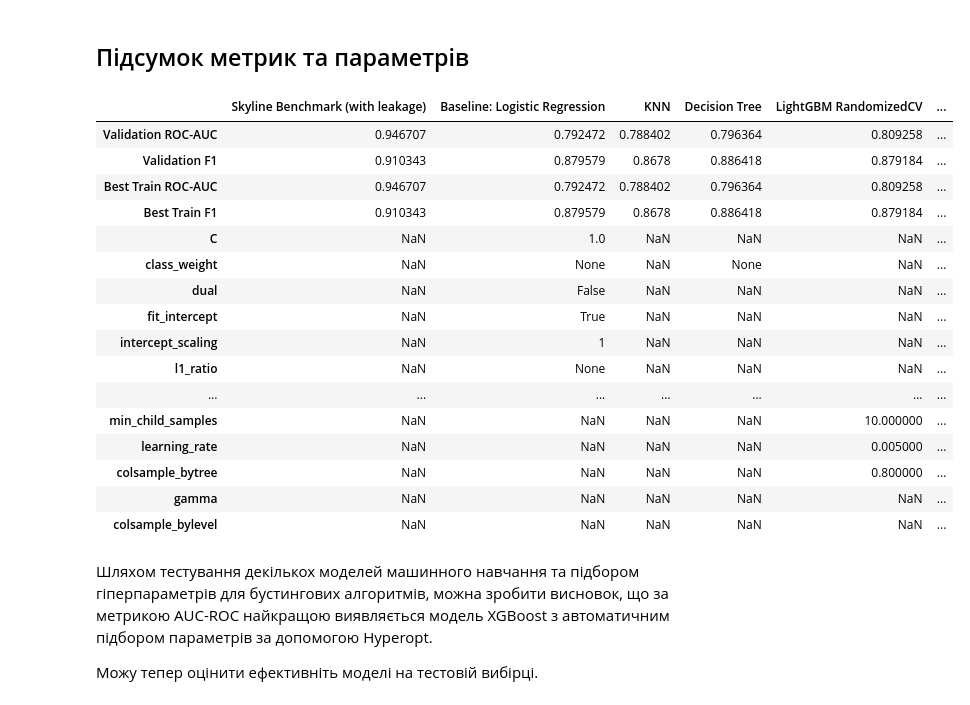
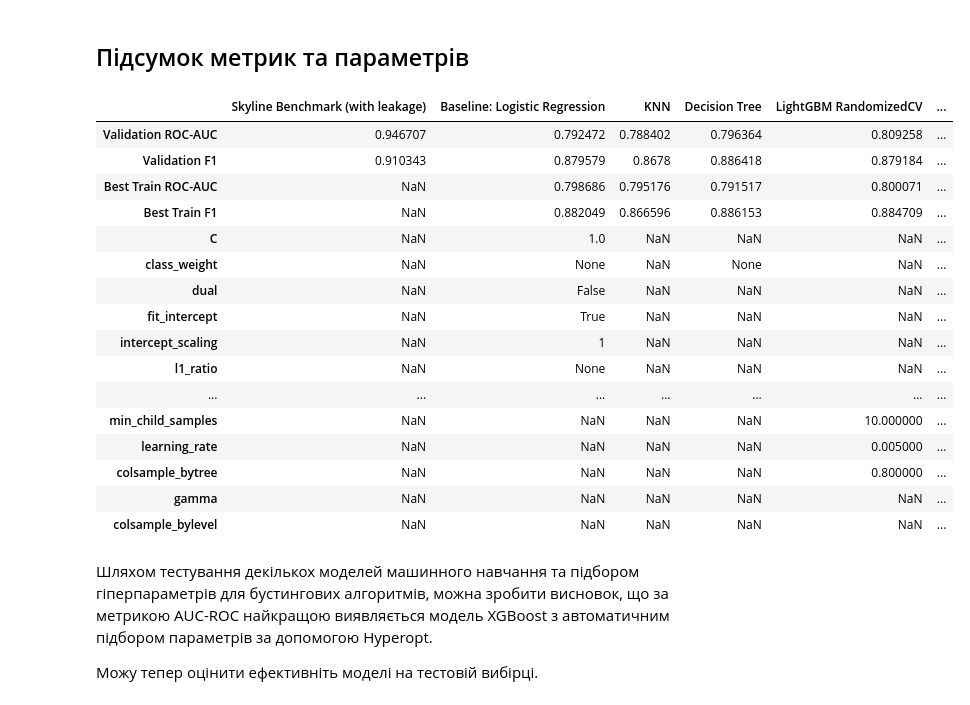
Before and after one commit to ikonieva/BankMarketingData_Classification_DS_Project, a Jupyter notebook: 1_BankMarketingDataset_ML_pipline.ipynb, the cells around one changed output. Drawn from its saved outputs; the diff is of its cells as text; code cells hidden in the pictures.

```diff
--- a/1_BankMarketingDataset_ML_pipline.ipynb
+++ b/1_BankMarketingDataset_ML_pipline.ipynb
@@ -611,32 +567,32 @@ Training until validation scores don't improve for 20 rounds
 # %%
 params_dict = {}
 
 for res in results:
     model_name = res['Model']
     best_p = res.get('Best Params')
     if isinstance(best_p, dict):
         clean_params = {
             k.replace('classifier__', '').replace('model__', ''): v
             for k, v in best_p.items()
         }
     else:
         clean_params = {}
     params_dict[model_name] = {
         'Validation ROC-AUC': res.get('Validation Score (ROC-AUC)'),
         'Validation F1': res.get('Validation F1 (f1_score)'),
-        'Best Train ROC-AUC': res.get('Validation Score (ROC-AUC)'),
-        'Best Train F1': res.get('Validation F1 (f1_score)'),
+        'Best Train ROC-AUC': res.get('Best Train Score (CV ROC-AUC)'),
+        'Best Train F1': res.get('Best Train F1 (f1_score)'),
         **clean_params
     }
 params_comparison = pd.DataFrame(params_dict)
 
 display(params_comparison)
 # %% [output]
 |  | Skyline Benchmark (with leakage) | Baseline: Logistic Regression | KNN | Decision Tree | LightGBM RandomizedCV | ... |
 | Validation ROC-AUC | 0.946707 | 0.792472 | 0.788402 | 0.796364 | 0.809258 | ... |
 | Validation F1 | 0.910343 | 0.879579 | 0.8678 | 0.886418 | 0.879184 | ... |
-| Best Train ROC-AUC | 0.946707 | 0.792472 | 0.788402 | 0.796364 | 0.809258 | ... |
-| Best Train F1 | 0.910343 | 0.879579 | 0.8678 | 0.886418 | 0.879184 | ... |
+| Best Train ROC-AUC | NaN | 0.798686 | 0.795176 | 0.791517 | 0.800071 | ... |
+| Best Train F1 | NaN | 0.882049 | 0.866596 | 0.886153 | 0.884709 | ... |
 | C | NaN | 1.0 | NaN | NaN | NaN | ... |
 | class_weight | NaN | None | NaN | None | NaN | ... |
 | dual | NaN | False | NaN | NaN | NaN | ... |
```
Also changed, not shown: parts of 4 cells of this notebook.
